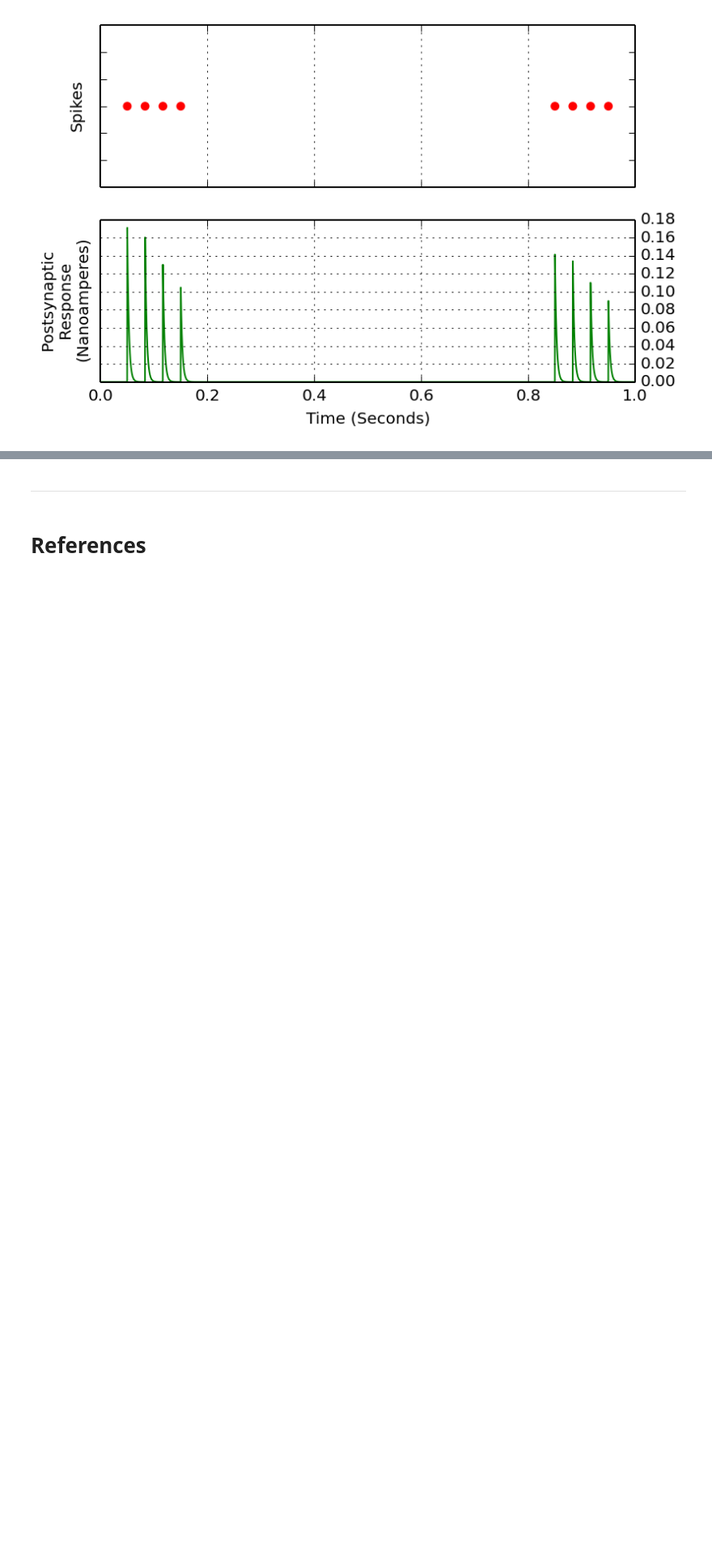
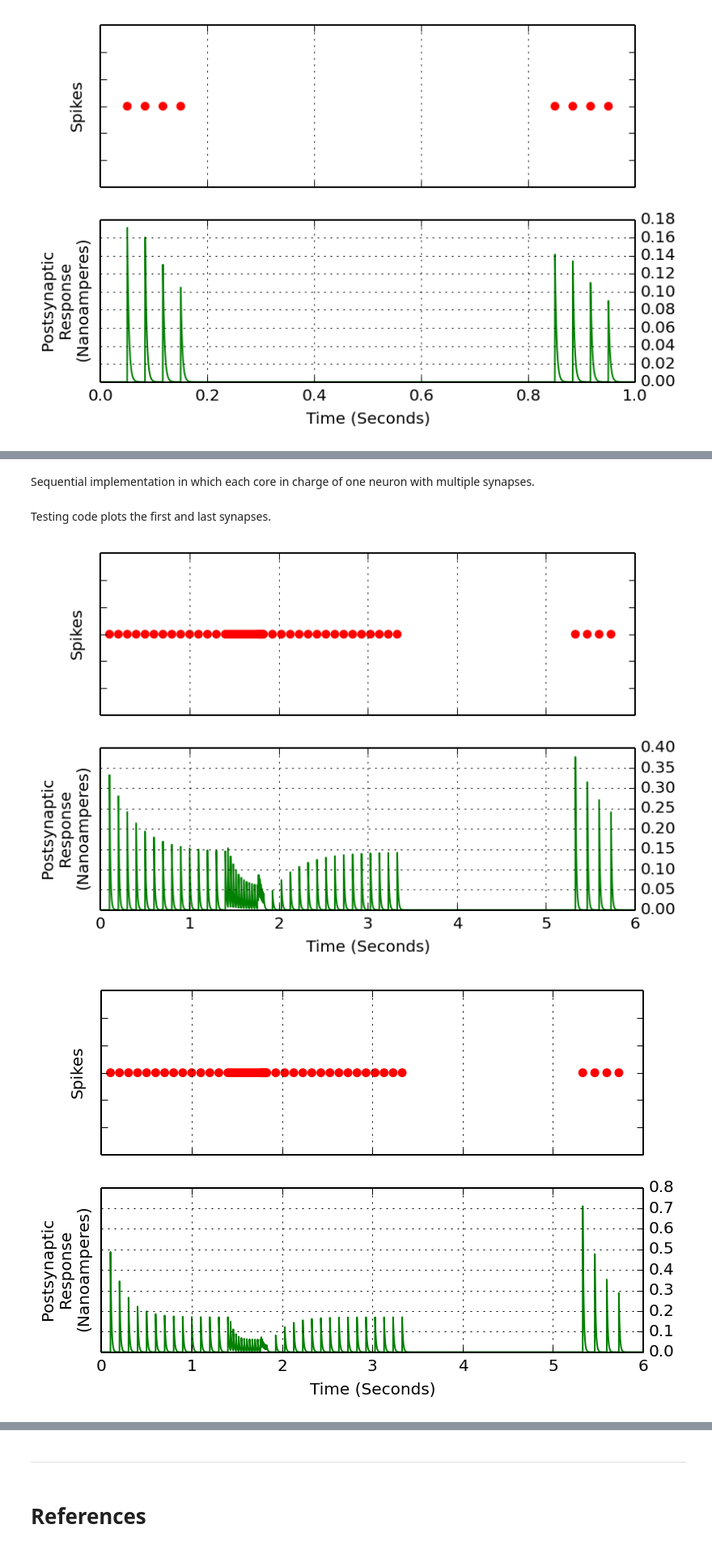
Before and after one commit to ekaakurniawan/3nb, a Jupyter notebook: DynamicSpikingSynapse.ipynb, the cells around one changed output, grey strips where cells are left out. Shown at 81% size. Cells and saved outputs as stored; diff of their text form; code cells hidden in the pictures; blank space fills up the shorter version.

```diff
--- a/DynamicSpikingSynapse.ipynb
+++ b/DynamicSpikingSynapse.ipynb
@@ -280,0 +384,2 @@ plot_psrs(dt, spikes, psrs)
+# %% [markdown]
+Sequential implementation in which each core in charge of one neuron with multiple synapses.
@@ -280,0 +455,20 @@ plot_psrs(dt, spikes, psrs)
+# %% [markdown]
+Testing code plots the first and last synapses.
+# %%
+dt = 2e-4
+
+Tsim = 6.0
+spikes = np.hstack((np.linspace(0.1, 1.4, 14), \
+                    np.linspace(1.43, 1.76, 12), \
+                    np.linspace(1.77, 1.83, 7), \
+                    np.linspace(1.93, 3.33, 15), \
+                    np.linspace(5.33, 5.73, 4)))
+
+ttl_neuron = 10
+ttl_incoming_synapse_per_neuron = 2
+seq_pn_t = run_seq_pn(Tsim, dt, spikes, \
+                      ttl_neuron, ttl_incoming_synapse_per_neuron, \
+                      plot = True)
+# %% [output]
+[figure, added]
+[figure, added]
```
Also changed, not shown: parts of 47 cells of this notebook, 9 other files.
